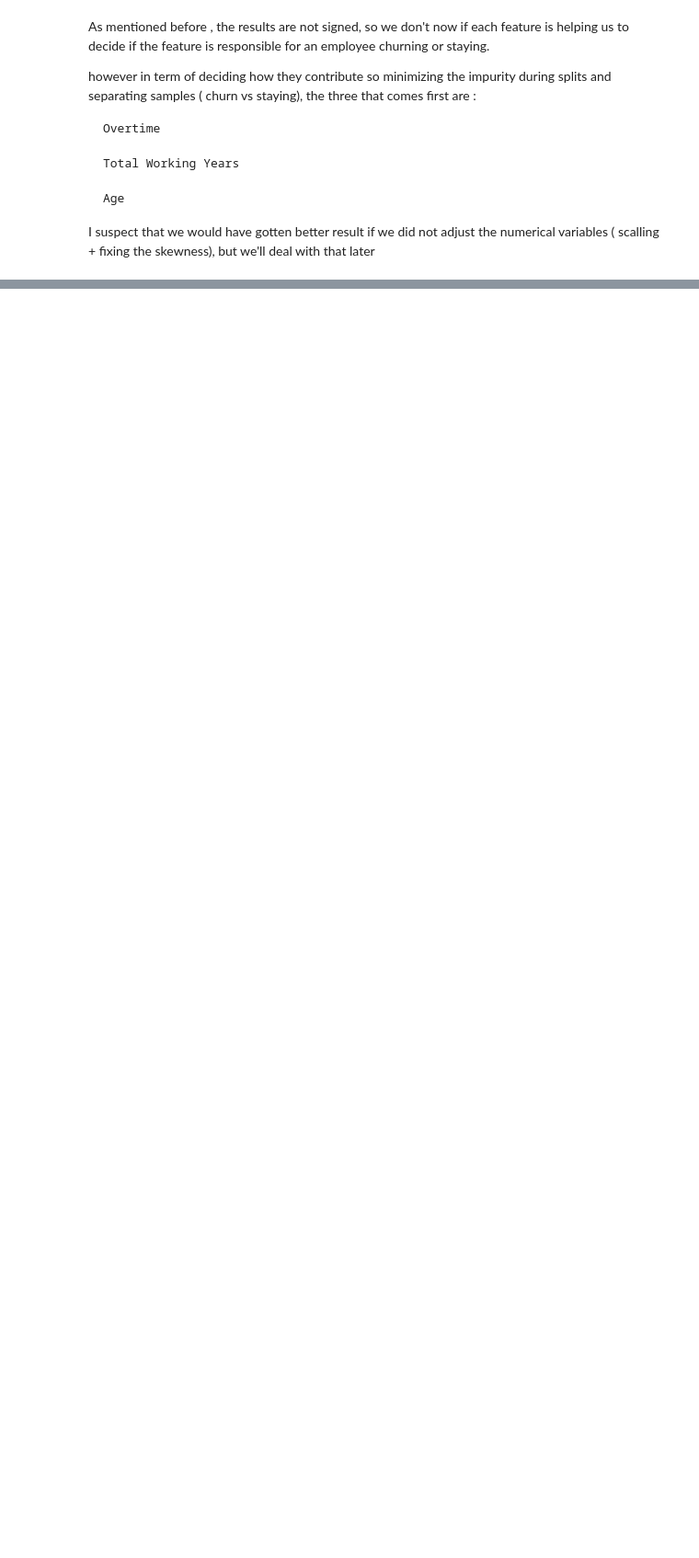
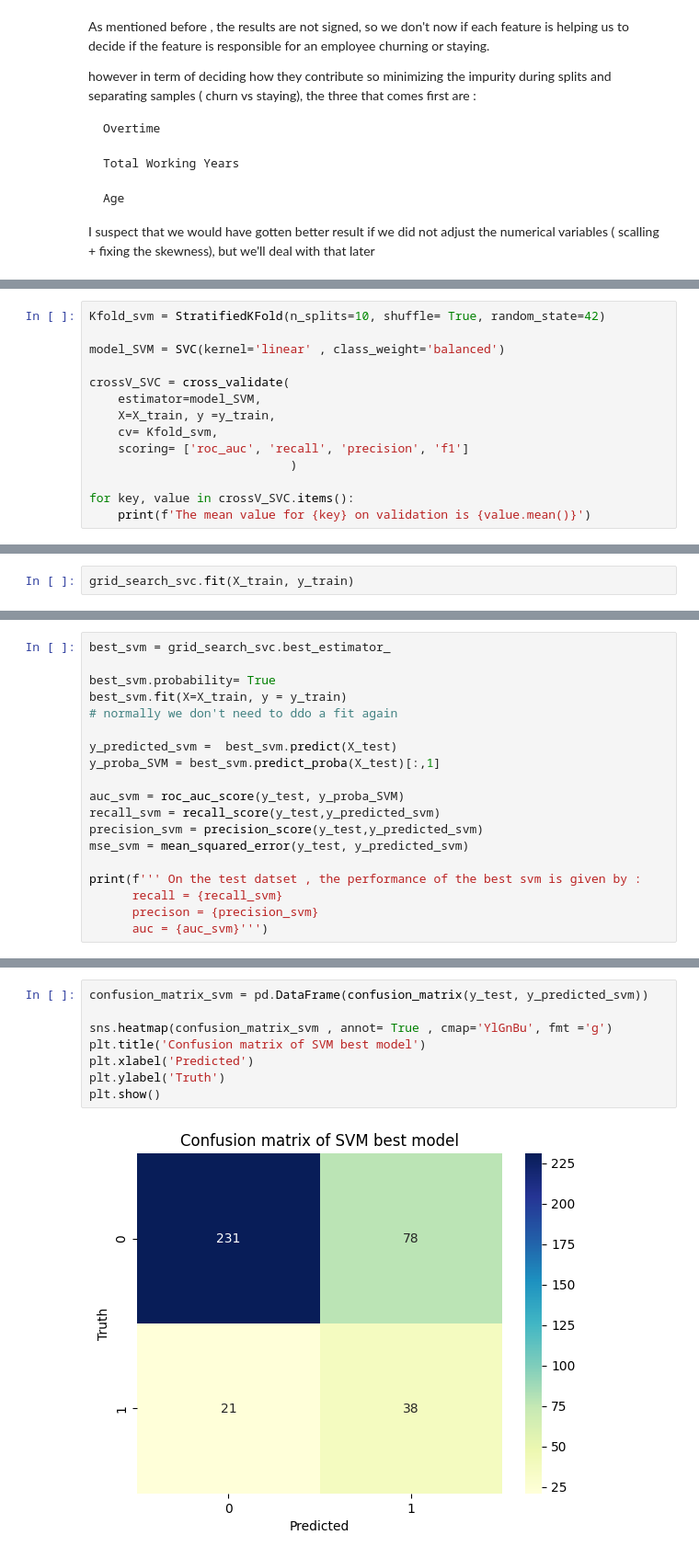
Before and after one commit to ZakariaElKazdam/Attrition-detection, a Jupyter notebook: Modeling.ipynb, the cells around one changed output, grey strips where cells are left out. Shown at 92% size. Drawn from its saved outputs; the diff is of its cells as text; blank space fills up the shorter version.

Commit message:
finished the study on the svm model

```diff
--- a/Modeling.ipynb
+++ b/Modeling.ipynb
@@ -776,0 +774,14 @@ I suspect that we would have gotten better result if we did not adjust the numer
+# %%
+Kfold_svm = StratifiedKFold(n_splits=10, shuffle= True, random_state=42)
+
+model_SVM = SVC(kernel='linear' , class_weight='balanced')
+
+crossV_SVC = cross_validate(
+    estimator=model_SVM,
+    X=X_train, y =y_train,
+    cv= Kfold_svm,
+    scoring= ['roc_auc', 'recall', 'precision', 'f1']
+                            )
+
+for key, value in crossV_SVC.items():
+    print(f'The mean value for {key} on validation is {value.mean()}')
@@ -776,0 +828,2 @@ I suspect that we would have gotten better result if we did not adjust the numer
+# %%
+grid_search_svc.fit(X_train, y_train)
@@ -776,0 +862,19 @@ I suspect that we would have gotten better result if we did not adjust the numer
+# %%
+best_svm = grid_search_svc.best_estimator_
+
+best_svm.probability= True
+best_svm.fit(X=X_train, y = y_train)
+# normally we don't need to ddo a fit again
+
+y_predicted_svm =  best_svm.predict(X_test)
+y_proba_SVM = best_svm.predict_proba(X_test)[:,1]
+
+auc_svm = roc_auc_score(y_test, y_proba_SVM)
+recall_svm = recall_score(y_test,y_predicted_svm)
+precision_svm = precision_score(y_test,y_predicted_svm)
+mse_svm = mean_squared_error(y_test, y_predicted_svm)
+
+print(f''' On the test datset , the performance of the best svm is given by :
+      recall = {recall_svm}
+      precison = {precision_svm}
+      auc = {auc_svm}''')
@@ -776,0 +900,10 @@ I suspect that we would have gotten better result if we did not adjust the numer
+# %%
+confusion_matrix_svm = pd.DataFrame(confusion_matrix(y_test, y_predicted_svm))
+
+sns.heatmap(confusion_matrix_svm , annot= True , cmap='YlGnBu', fmt ='g')
+plt.title('Confusion matrix of SVM best model')
+plt.xlabel('Predicted')
+plt.ylabel('Truth')
+plt.show()
+# %% [output]
+[figure, added]
```
Also changed, not shown: parts of 15 cells of this notebook, 1 other file.
